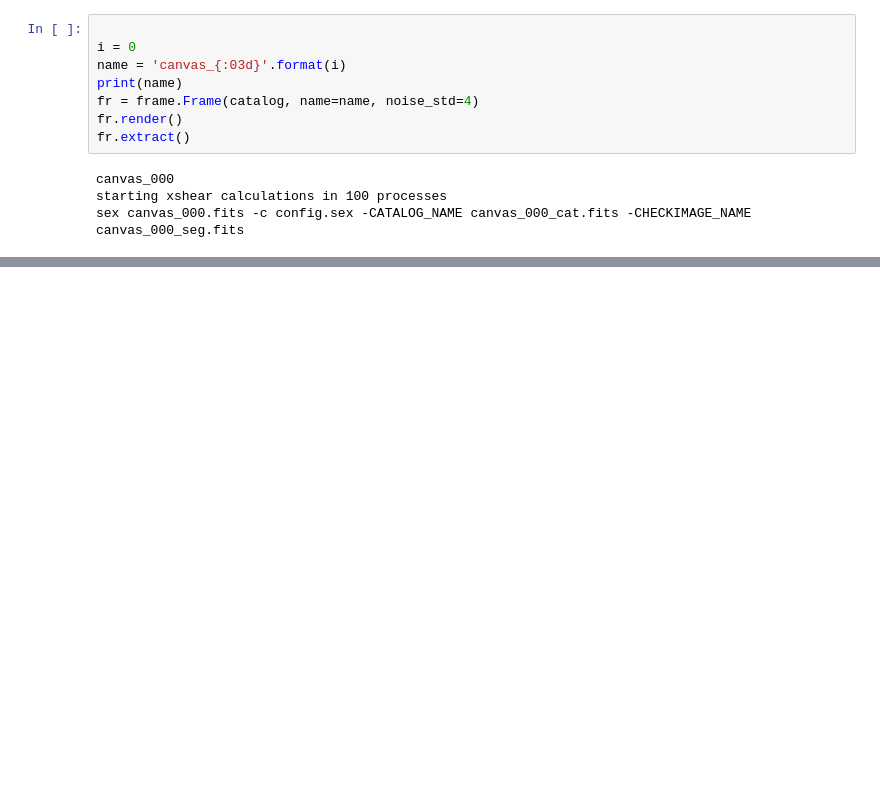
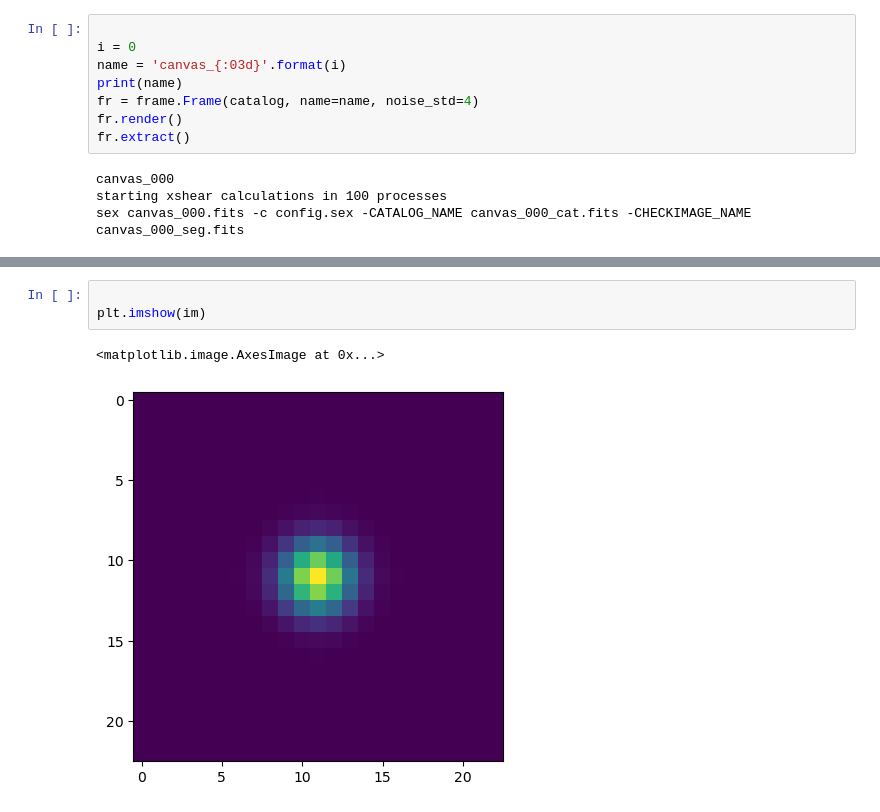
Before and after one commit to vargatn/synthetic, a Jupyter notebook: notebooks/meds/MEDS_psfex_shear_03.ipynb, the cells around one changed output, grey strips where cells are left out. Saved outputs shown, nothing was run; the diff lists cells and outputs as text; blank space fills up the shorter version.

```diff
--- a/notebooks/meds/MEDS_psfex_shear_03.ipynb
+++ b/notebooks/meds/MEDS_psfex_shear_03.ipynb
@@ -220,0 +224,6 @@ output is in: testmeds.fits
+# %%
+
+plt.imshow(im)
+# %% [output]
+<matplotlib.image.AxesImage at 0x...>
+[figure, added]
```
Also changed, not shown: parts of 22 cells of this notebook, 2 other files.
